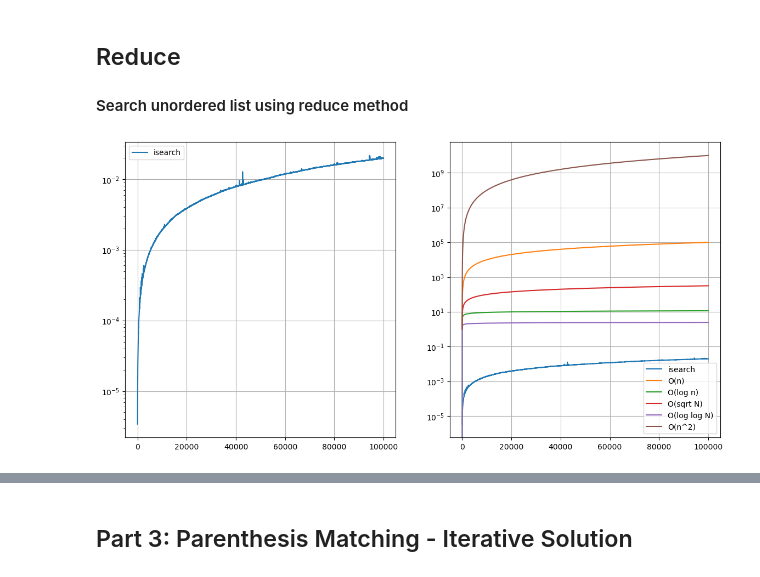
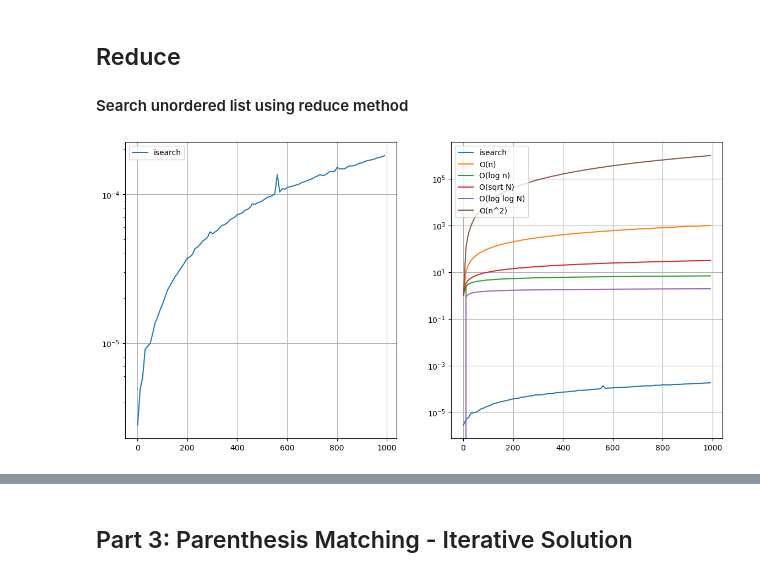
Before and after one commit to tulane-cmps6610-fall-2025/problem-set-03-arturoAltamirano, a Jupyter notebook: testingSolutions.ipynb, the cells around one changed output, grey strips where cells are left out. Drawn from its saved outputs; the diff is of its cells as text; code cells hidden in the pictures.

```diff
--- a/testingSolutions.ipynb
+++ b/testingSolutions.ipynb
@@ -139,57 +144,58 @@ def test_rsearch():
 test_rsearch()
 # %%
 def compare_algorithm_2():
-    iterTimes = []
-    sizes = list(np.arange(1, 100000, 10))
+
+    iterTimes2 = []
+    sizes = list(np.arange(1, 1000, 10))
 
     for n in sizes:
         mylist = [random.choice([1,2,3,4,5,6,7,8,9]) for _ in range(n)]
         #print(mylist)
         elapsed = time_searches(mylist, rsearch)
-        iterTimes.append(elapsed)
+        iterTimes2.append(elapsed)
 
     fig, (ax1, ax2) = plt.subplots(1, 2)
     fig.set_figheight(7)
     fig.set_figwidth(14)
 
-    ax1.plot(sizes, iterTimes, label="isearch")
+    ax1.plot(sizes, iterTimes2, label="isearch")
     ax1.legend()
     ax1.grid(True)
     ax1.set_yscale("log")
 
-    ax2.plot(sizes, iterTimes, label="isearch")
+    ax2.plot(sizes, iterTimes2, label="isearch")
     ax2.legend()
     ax2.grid(True)
     ax2.set_yscale("log")
 
     # O(n)
-    n_values = np.arange(1, 100000, 10)
+    n_values = np.arange(1, 1000, 10)
 
     # O(n^2)
     n_values_squared = n_values ** 2
 
     # O(log n)
     log_values = np.log(n_values)
 
     # sqrt of N
     sqrtN = np.sqrt(n_values)
 
     # log log n
     loglog_values = np.log(np.log(n_values))
 
     #take some values to plot the different functions
     ax2.plot(n_values, n_values, label="O(n)")
     ax2.plot(n_values, log_values, label="O(log n)")
     ax2.plot(n_values, sqrtN, label="O(sqrt N)")
     ax2.plot(n_values, loglog_values, label="O(log log N)")
     ax2.plot(n_values, n_values_squared, label="O(n^2)")
 
     ax2.legend()
     ax2.grid(True)
     ax2.set_yscale("log")
 
     plt.show()
 
 compare_algorithm_2()
 # %% [output]
-[figure, old version]
+[figure, new version]
```
Also changed, not shown: parts of 4 cells of this notebook, 1 other file.
